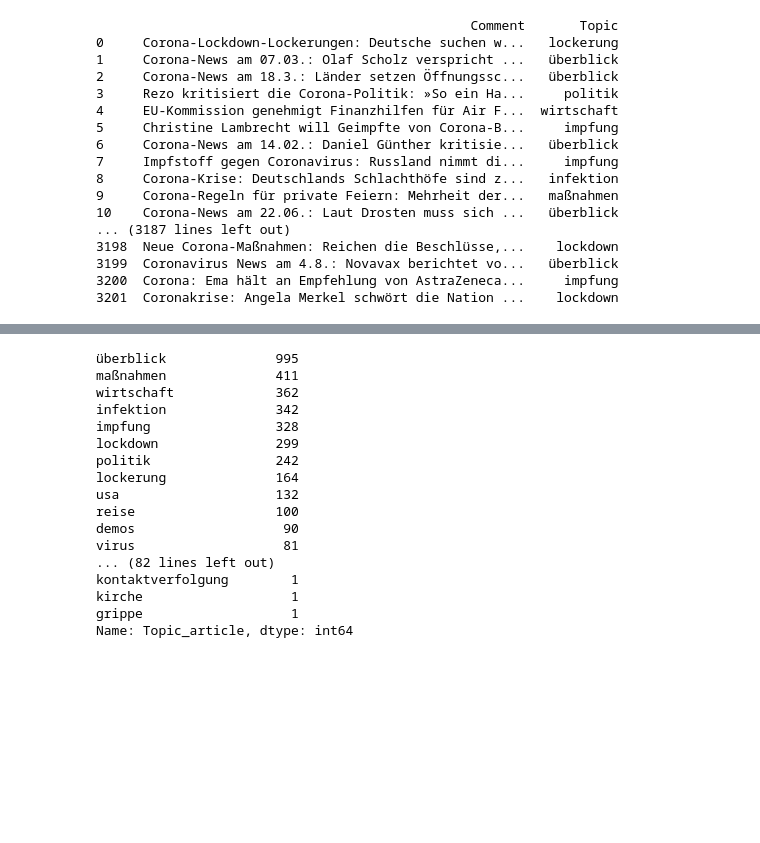
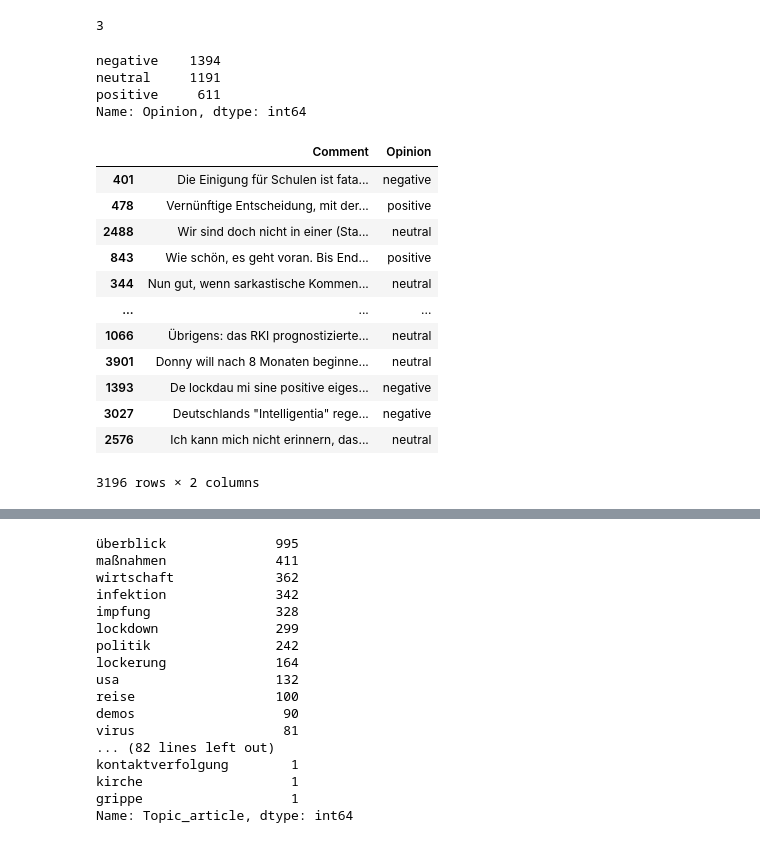
Before and after one commit to KirchnerS/Masterarbeit, a Jupyter notebook: eintest.ipynb, the cells around one changed output, grey strips where cells are left out. Drawn from its saved outputs; the diff is of its cells as text; code cells hidden in the pictures; blank space fills up the shorter version.

Commit message:
Trainingsunits für Sentiment Opinion und Comment geadded

```diff
--- a/eintest.ipynb
+++ b/eintest.ipynb
@@ -33,43 +17,58 @@ Successfully installed tokenizers-0.10.3
 # %%
 torch.cuda.empty_cache()
-pd.set_option('display.max_rows', None)
+pd.set_option('display.max_rows',500)
+# %%
+torch.cuda.set_device(3)
+torch.cuda.current_device()
+# %% [output]
+3
 # %%
 ### Here we set the labels of the topics, in this case we have 7 labels for comments and 8 for articles
-label_to_id = {"politik" : 0, "maßnahmen" : 1, "infektion" : 2, "impfung": 3, "lockdown": 4, "wirtschaft":5, "lockerung":6, "überblick": 7}
-dataset_topic = pd.read_csv("annotated_data/annotated_data_with_users_and_al_cleaned2check_article.csv", names=["ID", "Date", "Time", "Comment Level", "Username", "Opinion", "Sentiment", "Topic_comment", "Topic_article", "Comment", "Method"], encoding="utf-8")
-dataset_topic = dataset_topic.loc[dataset_topic["Topic_article"].isin(label_to_id.keys())]
-dataset_topic = dataset_topic[["Comment", "Topic_article"]]
-dataset_topic = dataset_topic.loc[dataset_topic["Topic_article"].isin(label_to_id.keys())]
-dataset_topic.columns = ["Comment", "Topic"]
-dataset_topic["Comment"]
+# label_to_id = {"politik" : 0, "maßnahmen" : 1, "infektion" : 2, "impfung": 3, "lockdown": 4, "wirtschaft":5, "lockerung":6, "überblick": 7}
+# label_to_id = {"politik" : 0, "maßnahmen" : 1, "infektion" : 2, "impfung": 3, "lockdown": 4, "wirtschaft":5, "lockerung":6}
+label_to_id = {"positive":0, "negative" : 1, "neutral": 2}
+# dataset_topic = pd.read_csv("annotated_data/annotated_data_with_users_and_al_cleanedArticleText.csv", names=["ID", "Date", "Time", "Comment Level", "Username", "Opinion", "Sentiment", "Topic_comment", "Topic_article", "Comment", "Method"], encoding="utf-8")
+dataset_topic = pd.read_csv("annotated_data/annotated_data_with_users_and_al_cleaned2check.csv", names=["ID", "Date", "Time", "Comment Level", "Username", "Opinion", "Sentiment", "Topic_comment", "Topic_article", "Comment", "Method"], encoding="ISO-8859-1")
+dataset_topic = dataset_topic.loc[dataset_topic["Opinion"].isin(label_to_id.keys())]
+# dataset_topic = dataset_topic.loc[dataset_topic["Topic_comment"].isin(label_to_id.keys())]
+# dataset_topic = dataset_topic.loc[dataset_topic["Topic_article"].isin(label_to_id.keys())]
+# dataset_topic = dataset_topic[["Comment", "Topic_comment"]]
+dataset_topic = dataset_topic[["Comment", "Opinion"]]
+# dataset_topic = dataset_topic[["Comment", "Topic_article"]]
+# dataset_topic = dataset_topic.loc[dataset_topic["Topic_article"].isin(label_to_id.keys())]
+# dataset_topic = dataset_topic.loc[dataset_topic["Topic_comment"].isin(label_to_id.keys())]
+dataset_topic = dataset_topic.loc[dataset_topic["Opinion"].isin(label_to_id.keys())]
+# dataset_topic.columns = ["Comment", "Topic"]
+dataset_topic.columns = ["Comment", "Opinion"]
 df_train, df_test = np.split(dataset_topic.sample(frac=1, random_state=77), [int(.8*len(dataset_topic))])
 
 
-dataset_topic["Topic"].value_counts()
+
 len(dataset_topic)
 dataset_topic.reset_index(drop=True, inplace=True)
 
 df_train.drop(df_train.loc[df_train["Comment"].isnull()].index, axis = 0, inplace = True)
 # for x in df_train["Comment"]:
 #     if type(x) != str:
 #         print(type(x), x)
-dataset_topic
+print(df_train["Opinion"].value_counts())
+df_train
 # %% [output]
-                                                Comment       Topic
-0     Corona-Lockdown-Lockerungen: Deutsche suchen w...   lockerung
-1     Corona-News am 07.03.: Olaf Scholz verspricht ...   überblick
-2     Corona-News am 18.3.: Länder setzen Öffnungssc...   überblick
-3     Rezo kritisiert die Corona-Politik: »So ein Ha...     politik
-4     EU-Kommission genehmigt Finanzhilfen für Air F...  wirtschaft
-5     Christine Lambrecht will Geimpfte von Corona-B...     impfung
-6     Corona-News am 14.02.: Daniel Günther kritisie...   überblick
-7     Impfstoff gegen Coronavirus: Russland nimmt di...     impfung
-8     Corona-Krise: Deutschlands Schlachthöfe sind z...   infektion
-9     Corona-Regeln für private Feiern: Mehrheit der...   maßnahmen
-10    Corona-News am 22.06.: Laut Drosten muss sich ...   überblick
-... (3187 lines left out)
-3198  Neue Corona-Maßnahmen: Reichen die Beschlüsse,...    lockdown
-3199  Coronavirus News am 4.8.: Novavax berichtet vo...   überblick
-3200  Corona: Ema hält an Empfehlung von AstraZeneca...     impfung
-3201  Coronakrise: Angela Merkel schwört die Nation ...    lockdown
+negative    1394
+neutral     1191
+positive     611
+Name: Opinion, dtype: int64
+|  | Comment | Opinion |
+| 401 | Die Einigung für Schulen ist fata... | negative |
+| 478 | Vernünftige Entscheidung, mit der... | positive |
+| 2488 | Wir sind doch nicht in einer (Sta... | neutral |
+| 843 | Wie schön, es geht voran. Bis End... | positive |
+| 344 | Nun gut, wenn sarkastische Kommen... | neutral |
+| ... | ... | ... |
+| 1066 | Übrigens: das RKI prognostizierte... | neutral |
+| 3901 | Donny will nach 8 Monaten beginne... | neutral |
+| 1393 | De lockdau mi sine positive eiges... | negative |
+| 3027 | Deutschlands "Intelligentia" rege... | negative |
+| 2576 | Ich kann mich nicht erinnern, das... | neutral |
+3196 rows × 2 columns
 # %%
```
Also changed, not shown: parts of 12 cells of this notebook.
